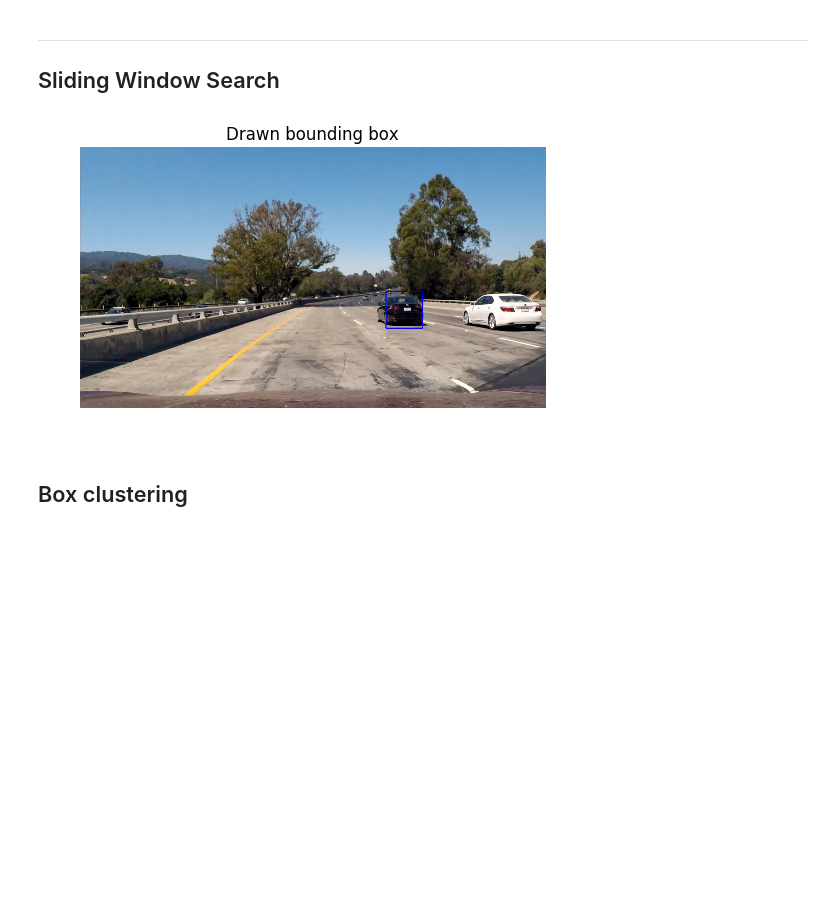
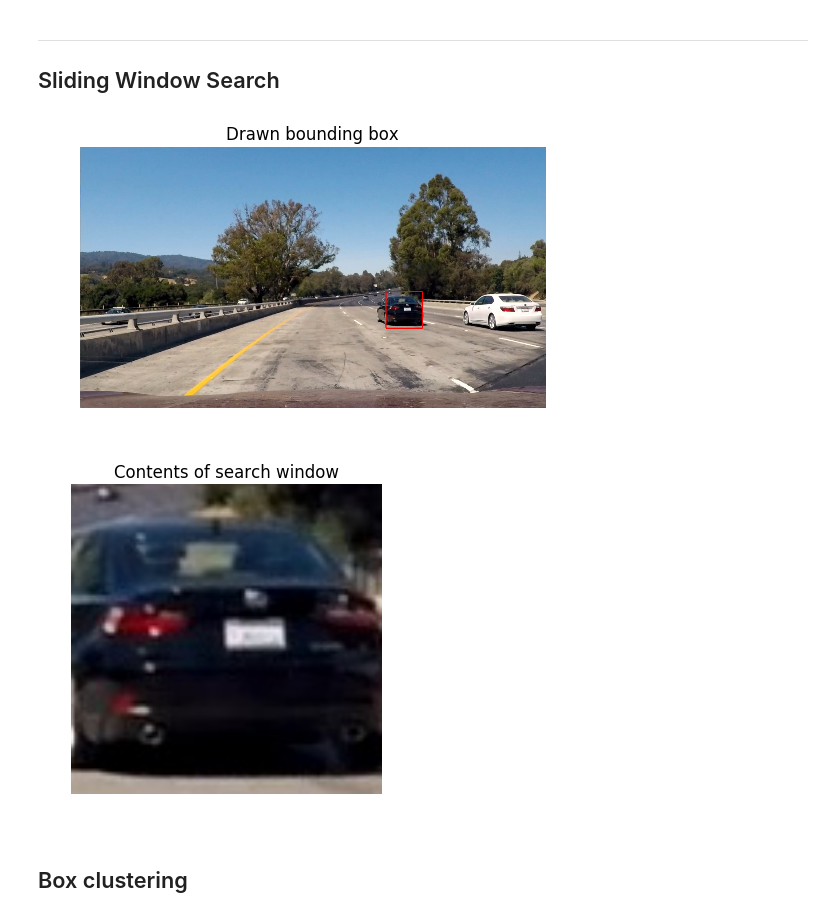
Before and after one commit to carlosgalvezp/Udacity-Self-Driving-Car-Nanodegree, a Jupyter notebook: term1/projects/p5-vehicle-detection/p5-vehicle-detection.ipynb, the cells around one changed output. Cells and saved outputs as stored; diff of their text form; code cells hidden in the pictures; blank space fills up the shorter version.

```diff
--- a/term1/projects/p5-vehicle-detection/p5-vehicle-detection.ipynb
+++ b/term1/projects/p5-vehicle-detection/p5-vehicle-detection.ipynb
@@ -386,7 +386,7 @@ class SearchWindow:
                    self.x0 : self.x0 + self.size_x,
                    :]
 
-    def draw_on_img(self, img, color = (0, 0, 255), thickness = 2):
+    def draw_on_img(self, img, color=(0,0,255), thickness=2):
         p1 = (self.x0,               self.y0)
         p2 = (self.x0,               self.y0 + self.size_y)
         p3 = (self.x0 + self.size_x, self.y0 + self.size_y)
@@ -395,7 +395,7 @@ class SearchWindow:
         p = (p1, p2, p3, p4)
 
         for i in range(4):
-            cv2.line(img, p[i], p[(i+1) % 4], color = (0, 0, 255), thickness = thickness)
+            cv2.line(img, p[i], p[(i+1) % 4], color=color, thickness=thickness)
 
     def contains_vehicle(self, img):
         # Get image inside the window
@@ -409,20 +409,22 @@ class SearchWindow:
 # %%
 def test_get_img_contents():
     img = read_img('./test_images/test1.jpg')
     window = SearchWindow(840,400,100,100)
-    plt.figure()
     display_img(window.get_img_contents(img), 'Contents of search window')
 
 def test_draw_on_img():
     img = read_img('./test_images/test1.jpg')
     window = SearchWindow(840,400,100,100)
-    window.draw_on_img(img)
+    window.draw_on_img(img, color = (255,0,0), thickness=5)
     display_img(img, 'Drawn bounding box')
 
+plt.figure();
+test_draw_on_img()
+plt.figure();
 test_get_img_contents()
-test_draw_on_img()
 # %% [output]
-[figure, old version]
+[figure, new version]
+[figure, added]
 # %%
 def get_search_windows(img_shape):
     raise NotImplemented
```
Also changed, not shown: parts of 1 cell of this notebook.
